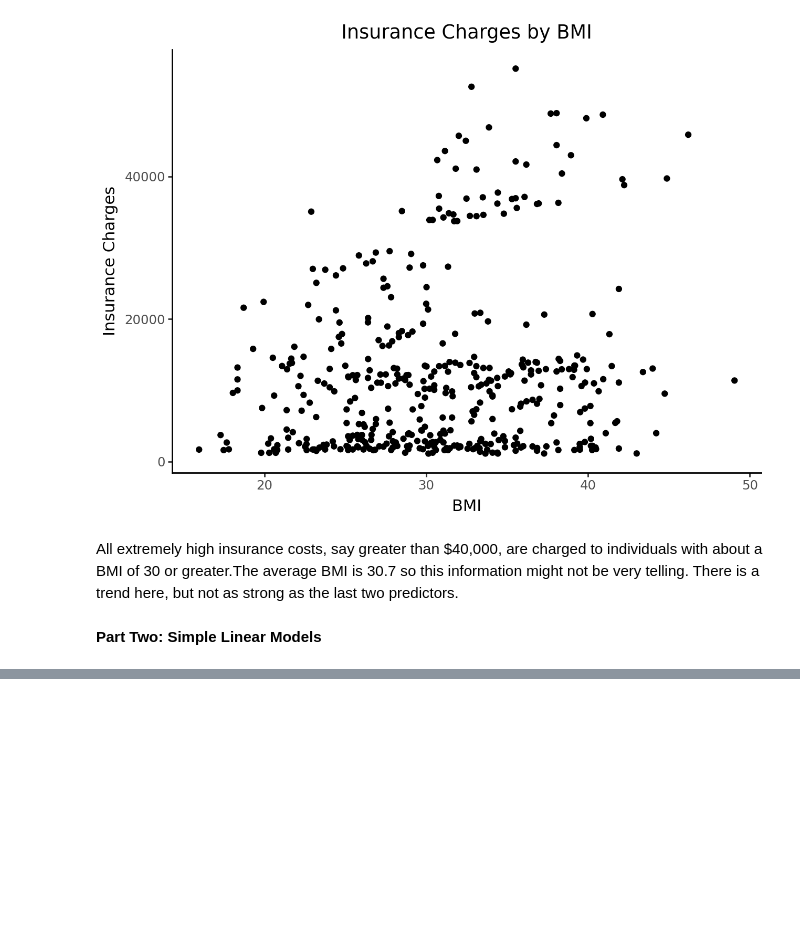
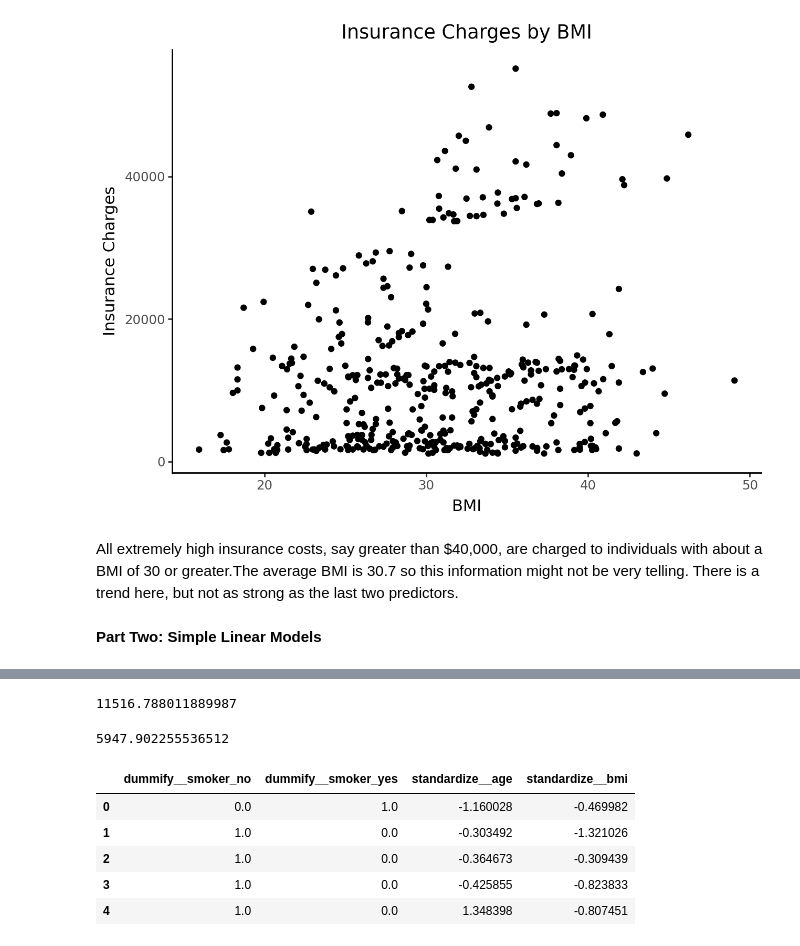
Before and after one commit to r-morag/Labs---GSB-544, a Jupyter notebook: lab5.ipynb, the cells around one changed output, grey strips where cells are left out. Cells and saved outputs as stored; diff of their text form; code cells hidden in the pictures; blank space fills up the shorter version.

```diff
--- a/lab5.ipynb
+++ b/lab5.ipynb
@@ -194,0 +434,60 @@ array([[-315.16429367,  315.16429367, 3929.66270542]])
+# %%
+ct_age_bmi = ColumnTransformer(
+  [
+    ("standardize", StandardScaler(), ["age", "bmi"])
+  ],
+  remainder = "drop"
+)
+
+pipeline = Pipeline(
+  [("preprocessing", ct_age_bmi),
+  ("linear_regression", LinearRegression())]
+).set_output(transform="pandas")
+
+pipeline_fit = pipeline.fit(X_train, y_train)
+test_pred = pipeline.predict(X_test)
+train_pred = pipeline.predict(X_train)
+
+rmse_test = np.sqrt(mean_squared_error(test_pred, y_test))
+rmse_test
+# %% [output]
+11516.788011889987
+# %%
+ct_age_bmi_smoke = ColumnTransformer(
+  [
+    ("dummify", OneHotEncoder(sparse_output = False, drop="first"), ["smoker"]),
+    ("standardize", StandardScaler(), ["age", "bmi"])
+  ],
+  remainder = "drop"
+)
+
+pipeline = Pipeline(
+  [("preprocessing", ct_age_bmi_smoke),
+  ("linear_regression", LinearRegression())]
+).set_output(transform="pandas")
+
+pipeline_fit = pipeline.fit(X_train, y_train)
+test_pred = pipeline.predict(X_test)
+train_pred = pipeline.predict(X_train)
+
+rmse_test = np.sqrt(mean_squared_error(test_pred, y_test))
+rmse_test
+# %% [output]
+5947.902255536512
+# %%
+ct_pre = ColumnTransformer(
+  [
+    ("dummify", OneHotEncoder(sparse_output = False), ["smoker"]),
+    ("standardize", StandardScaler(), ["age", "bmi"])
+  ],
+  remainder = "drop"
+).set_output(transform = "pandas")
+
+ct_pre.fit_transform(X).head()
+# %% [output]
+|  | dummify__smoker_no | dummify__smoker_yes | standardize__age | standardize__bmi |
+| 0 | 0.0 | 1.0 | -1.160028 | -0.469982 |
+| 1 | 1.0 | 0.0 | -0.303492 | -1.321026 |
+| 2 | 1.0 | 0.0 | -0.364673 | -0.309439 |
+| 3 | 1.0 | 0.0 | -0.425855 | -0.823833 |
+| 4 | 1.0 | 0.0 | 1.348398 | -0.807451 |
```
Also changed, not shown: parts of 32 cells of this notebook.
